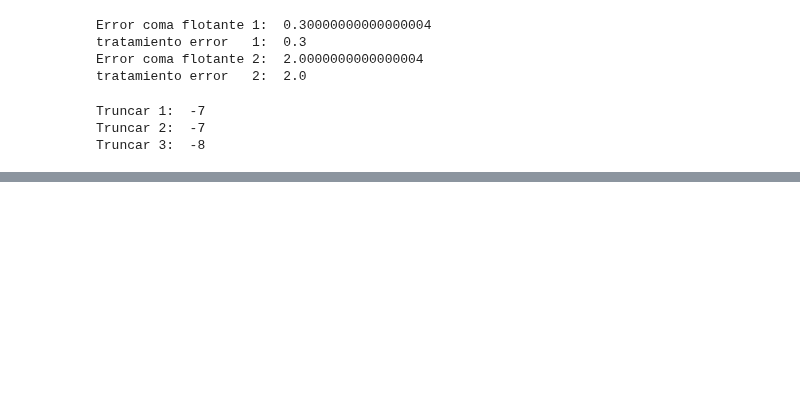
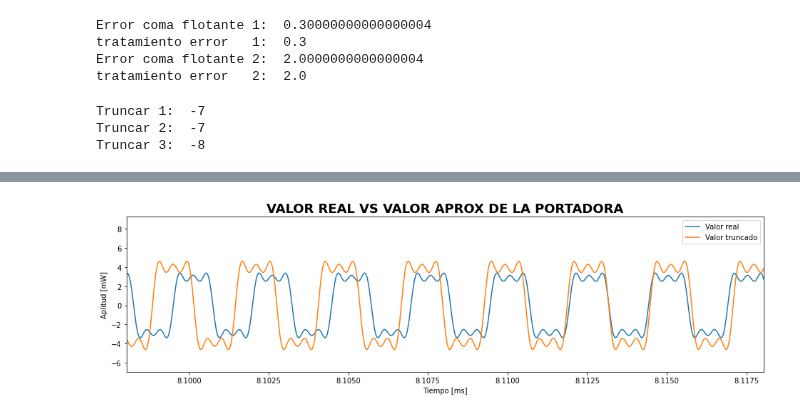
Before and after one commit to GiancarloBenavides/Metodos-Numericos, a Jupyter notebook: Jupyter/01_Redondeo.ipynb, the cells around one changed output, grey strips where cells are left out. Cells and saved outputs as stored; diff of their text form; code cells hidden in the pictures; blank space fills up the shorter version.

```diff
--- a/Jupyter/01_Redondeo.ipynb
+++ b/Jupyter/01_Redondeo.ipynb
@@ -245,0 +316,19 @@ Propagación Error:  1.0
+# %%
+# Creacion de la figura de MatplotLib
+fig, ax = pl.subplots()
+fig.set_size_inches(16, 4)
+
+# Gráficas de valor real y truncado
+ax.plot(t2, s1, label="Valor real")
+ax.plot(t2, s2, label="Valor truncado")
+pl.xlim(t2.min(), t2.max())
+pl.ylim(s2.min() * 1.5, s2.max() * 2)
+
+# Agregamos Texto
+pl.title("Valor real Vs Valor aprox de la portadora".upper(), fontsize=18, fontweight="bold")
+pl.xlabel("Tiempo [ms]")
+pl.ylabel("Aplitud [mW]")
+pl.legend()
+pl.show()
+# %% [output]
+[figure, added]
```
Also changed, not shown: parts of 21 cells of this notebook, 2 other files.
